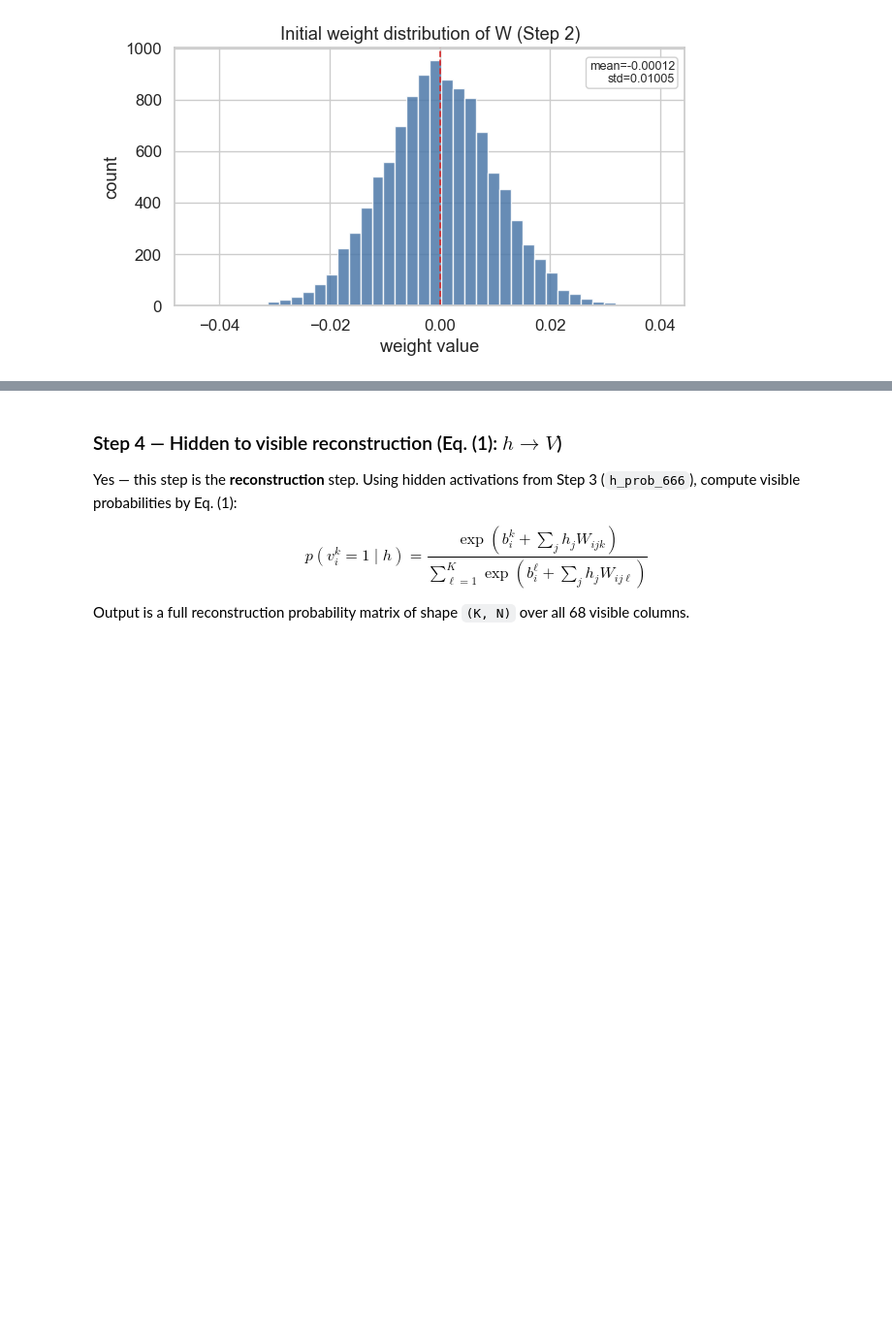
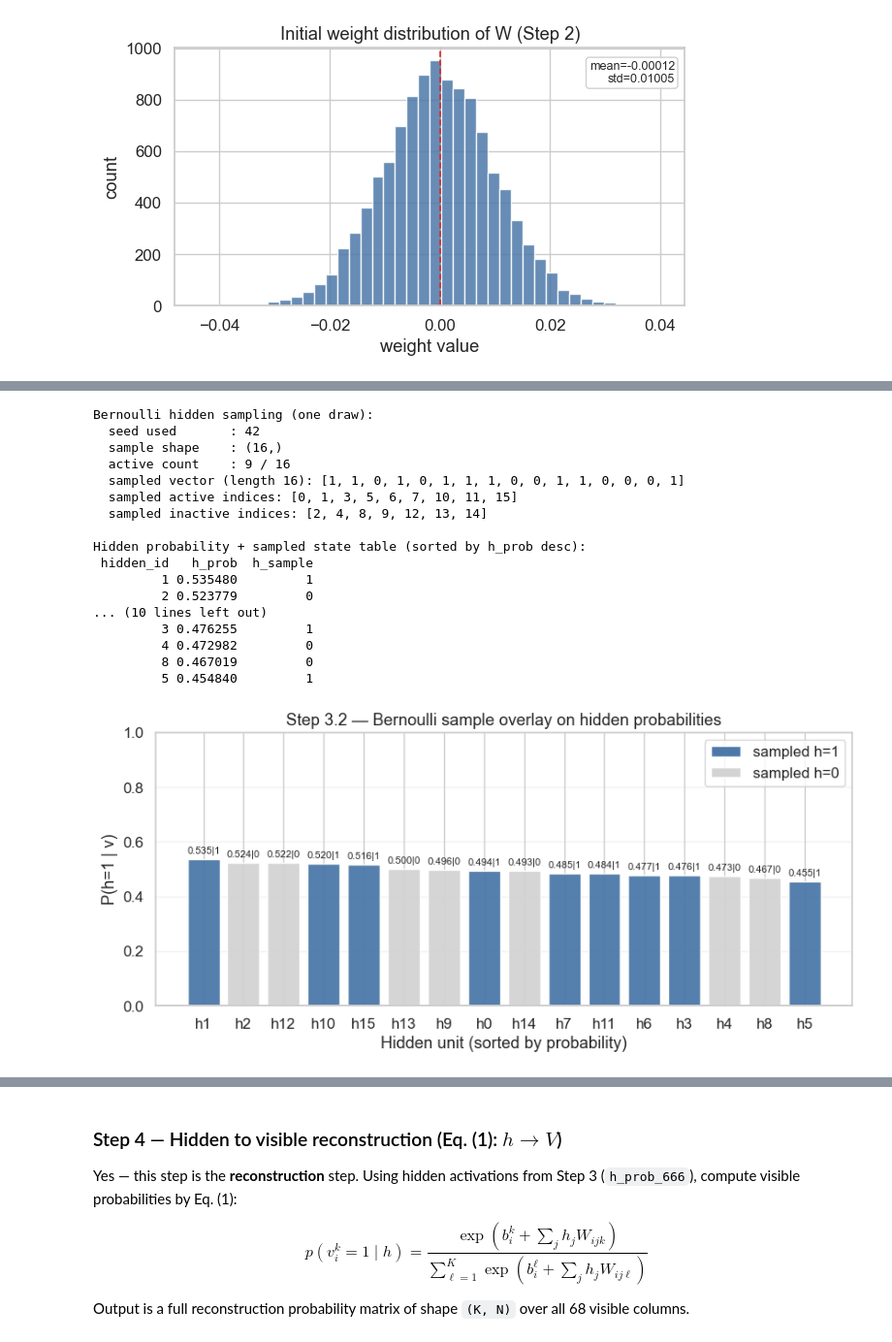
Before and after one commit to yixuan116/MovieLens-with-Restricted-Boltzmann-machine, a Jupyter notebook: notebooks/07_user_profile_analysis.ipynb, the cells around one changed output, grey strips where cells are left out. Shown at 97% size. Cells and saved outputs as stored; diff of their text form; code cells hidden in the pictures; blank space fills up the shorter version.

```diff
--- a/notebooks/07_user_profile_analysis.ipynb
+++ b/notebooks/07_user_profile_analysis.ipynb
@@ -1474,0 +1178,76 @@ Positive phase (Eq.2) on user 666:
+# %%
+# Step 3.2 — Bernoulli sampling from h_prob_666 (one stochastic draw)
+
+import numpy as np
+import pandas as pd
+import matplotlib.pyplot as plt
+
+assert 'h_prob_666' in globals(), 'Run Step 3 first (h_prob_666).'
+
+seed_hidden_sample = 42
+rng_hidden = np.random.default_rng(seed_hidden_sample)
+h_sample_666 = rng_hidden.binomial(n=1, p=h_prob_666).astype(int)
+
+hidden_sample_table = pd.DataFrame({
+    'hidden_id': np.arange(h_prob_666.size),
+    'h_prob': np.round(h_prob_666, 6),
+    'h_sample': h_sample_666,
+}).sort_values('h_prob', ascending=False).reset_index(drop=True)
+
+print('Bernoulli hidden sampling (one draw):')
+print(f'  seed used       : {seed_hidden_sample}')
+print(f'  sample shape    : {h_sample_666.shape}')
+print(f'  active count    : {int(h_sample_666.sum())} / {h_sample_666.size}')
+print('  sampled active indices:', np.where(h_sample_666 == 1)[0].tolist())
+print('  sampled inactive indices:', np.where(h_sample_666 == 0)[0].tolist())
+print('\nHidden probability + sampled state table (sorted by h_prob desc):')
+print(hidden_sample_table.to_string(index=False))
+
+# one-figure summary
+plot_df = hidden_sample_table.copy()
+labels = [f"h{int(i)}" for i in plot_df['hidden_id']]
+colors = np.where(plot_df['h_sample'].values == 1, '#4c78a8', '#d3d3d3')
+
+fig, ax = plt.subplots(figsize=(8.8, 4.2))
+bars = ax.bar(labels, plot_df['h_prob'].values, color=colors, edgecolor='white', alpha=0.95)
+ax.set_ylim(0.0, 1.0)
+ax.set_ylabel('P(h=1 | v)')
+ax.set_xlabel('Hidden unit (sorted by probability)')
+ax.set_title('Step 3.2 — Bernoulli sample overlay on hidden probabilities')
+ax.grid(axis='y', alpha=0.25)
+
+for b, p, s in zip(bars, plot_df['h_prob'].values, plot_df['h_sample'].values):
+    ax.text(b.get_x() + b.get_width()/2, p + 0.015, f"{p:.3f}|{s}", ha='center', va='bottom', fontsize=8)
+
+from matplotlib.patches import Patch
+legend_handles = [
+    Patch(facecolor='#4c78a8', label='sampled h=1'),
+    Patch(facecolor='#d3d3d3', label='sampled h=0'),
+]
+ax.legend(handles=legend_handles, loc='upper right', frameon=True)
+
+plt.tight_layout()
+plt.show()
+
+# keep for optional stochastic path
+h_sample_666_draw1 = h_sample_666.copy()
+hidden_sample_table_666 = hidden_sample_table.copy()
+# %% [output]
+Bernoulli hidden sampling (one draw):
+  seed used       : 42
+  sample shape    : (16,)
+  active count    : 9 / 16
+  sampled vector (length 16): [1, 1, 0, 1, 0, 1, 1, 1, 0, 0, 1, 1, 0, 0, 0, 1]
+  sampled active indices: [0, 1, 3, 5, 6, 7, 10, 11, 15]
+  sampled inactive indices: [2, 4, 8, 9, 12, 13, 14]
+
+Hidden probability + sampled state table (sorted by h_prob desc):
+ hidden_id   h_prob  h_sample
+         1 0.535480         1
+         2 0.523779         0
+... (10 lines left out)
+         3 0.476255         1
+         4 0.472982         0
+         8 0.467019         0
+         5 0.454840         1
+[figure, added]
```
Also changed, not shown: parts of 22 cells of this notebook.
